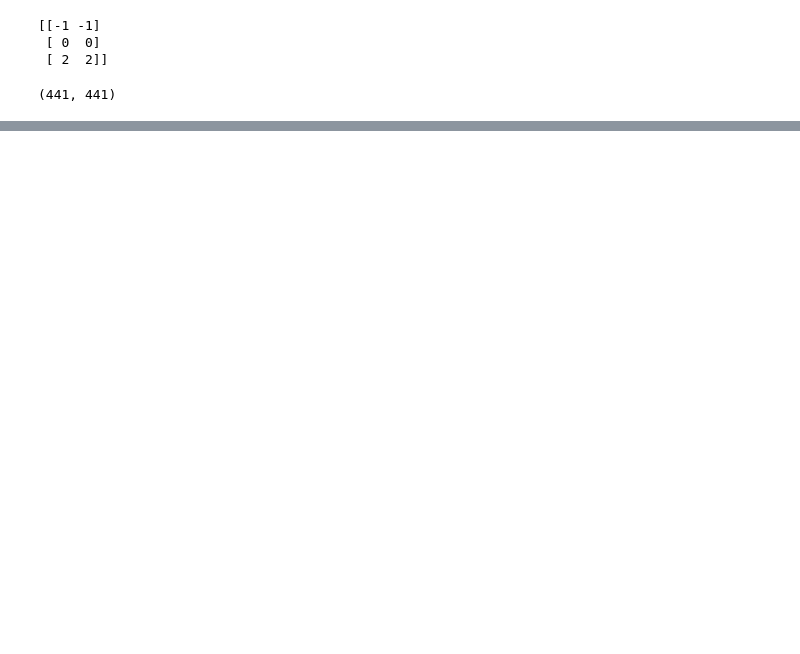
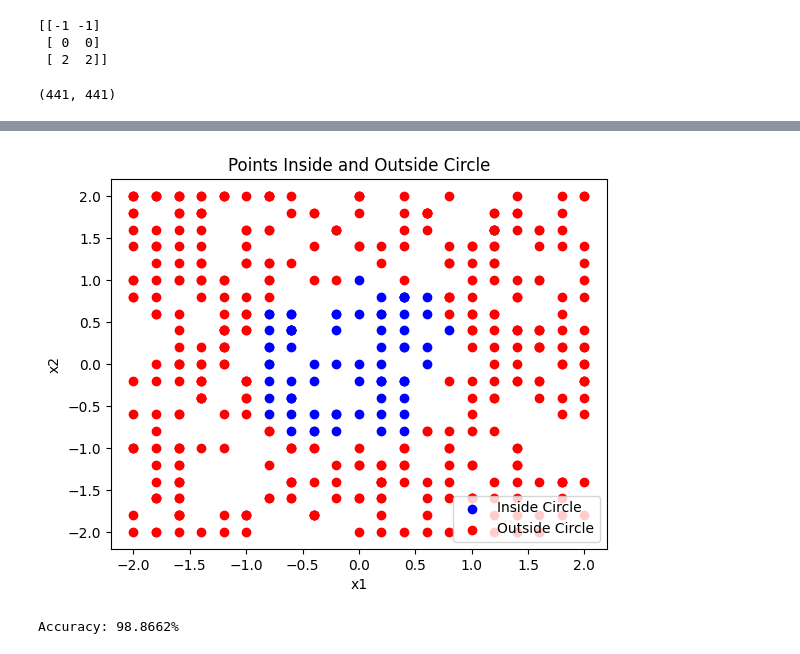
Before and after one commit to ursuladas/RBF_Network, a Jupyter notebook: A1_Q2.ipynb, the cells around one changed output, grey strips where cells are left out. Cells and saved outputs as stored; diff of their text form; code cells hidden in the pictures; blank space fills up the shorter version.

```diff
--- a/A1_Q2.ipynb
+++ b/A1_Q2.ipynb
@@ -363,0 +370,2 @@ plt.show()
+# %%
+rbf_output_random=rbf(train_data,rbf_centres_random,3)
@@ -363,0 +408,9 @@ plt.show()
+# %%
+plot(train_data,Y_random)
+# %% [output]
+[figure, added]
+# %%
+accuracy = np.mean(Y_random == op_labels) * 100
+print("Accuracy: {:.4f}%".format(accuracy))
+# %% [output]
+Accuracy: 98.8662%
```
Also changed, not shown: parts of 22 cells of this notebook.
